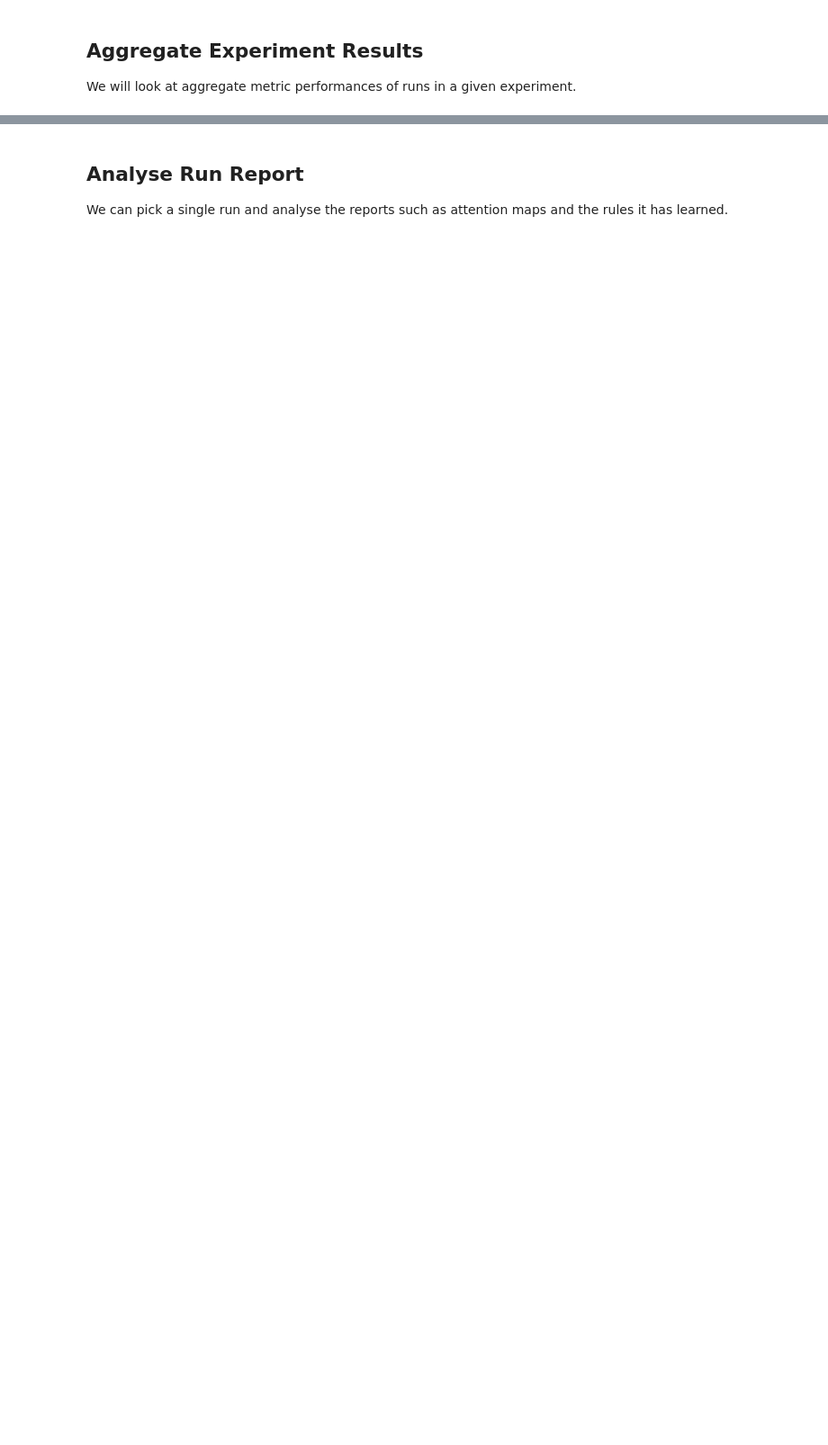
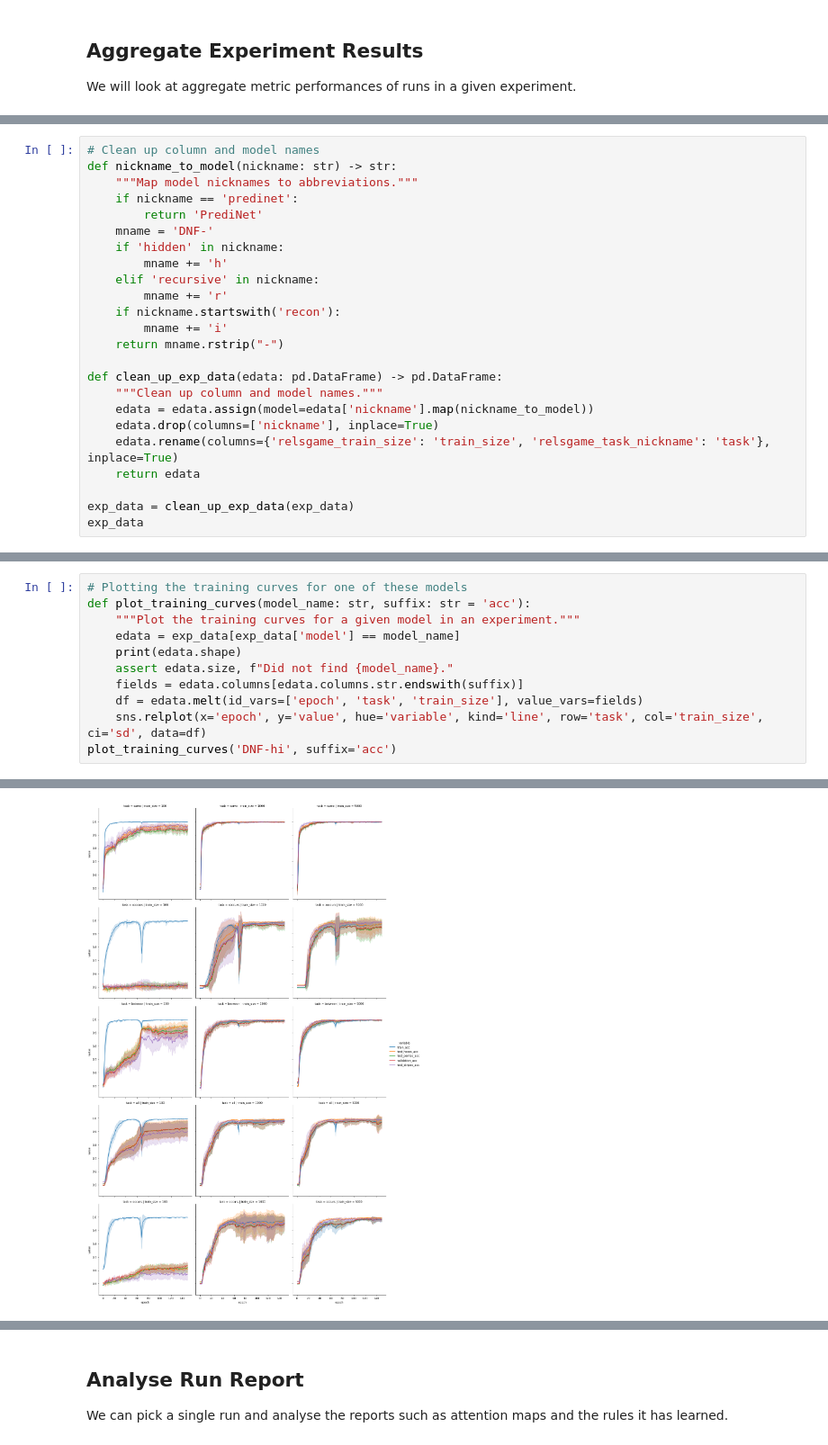
Before and after one commit to nuric/pix2rule, a Jupyter notebook: analyse_relsgame.ipynb, the cells around one changed output, grey strips where cells are left out. Shown at 90% size. Saved outputs shown, nothing was run; the diff lists cells and outputs as text; blank space fills up the shorter version.

```diff
--- a/analyse_relsgame.ipynb
+++ b/analyse_relsgame.ipynb
@@ -88,0 +78,24 @@ sns.relplot(x='epoch', y='value', hue='variable', kind='line', row='relsgame_tas
+# %%
+# Clean up column and model names
+def nickname_to_model(nickname: str) -> str:
+    """Map model nicknames to abbreviations."""
+    if nickname == 'predinet':
+        return 'PrediNet'
+    mname = 'DNF-'
+    if 'hidden' in nickname:
+        mname += 'h'
+    elif 'recursive' in nickname:
+        mname += 'r'
+    if nickname.startswith('recon'):
+        mname += 'i'
+    return mname.rstrip("-")
+
+def clean_up_exp_data(edata: pd.DataFrame) -> pd.DataFrame:
+    """Clean up column and model names."""
+    edata = edata.assign(model=edata['nickname'].map(nickname_to_model))
+    edata.drop(columns=['nickname'], inplace=True)
+    edata.rename(columns={'relsgame_train_size': 'train_size', 'relsgame_task_nickname': 'task'}, inplace=True)
+    return edata
+
+exp_data = clean_up_exp_data(exp_data)
+exp_data
@@ -88,0 +121,12 @@ sns.relplot(x='epoch', y='value', hue='variable', kind='line', row='relsgame_tas
+# %%
+# Plotting the training curves for one of these models
+def plot_training_curves(model_name: str, suffix: str = 'acc'):
+    """Plot the training curves for a given model in an experiment."""
+    edata = exp_data[exp_data['model'] == model_name]
+    print(edata.shape)
+    assert edata.size, f"Did not find {model_name}."
+    fields = edata.columns[edata.columns.str.endswith(suffix)]
+    df = edata.melt(id_vars=['epoch', 'task', 'train_size'], value_vars=fields)
+    sns.relplot(x='epoch', y='value', hue='variable', kind='line', row='task', col='train_size', ci='sd', data=df)
+plot_training_curves('DNF-hi', suffix='acc')
+# %% [output]
@@ -88,0 +134 @@ sns.relplot(x='epoch', y='value', hue='variable', kind='line', row='relsgame_tas
+[figure, added]
```
Also changed, not shown: parts of 46 cells of this notebook.
